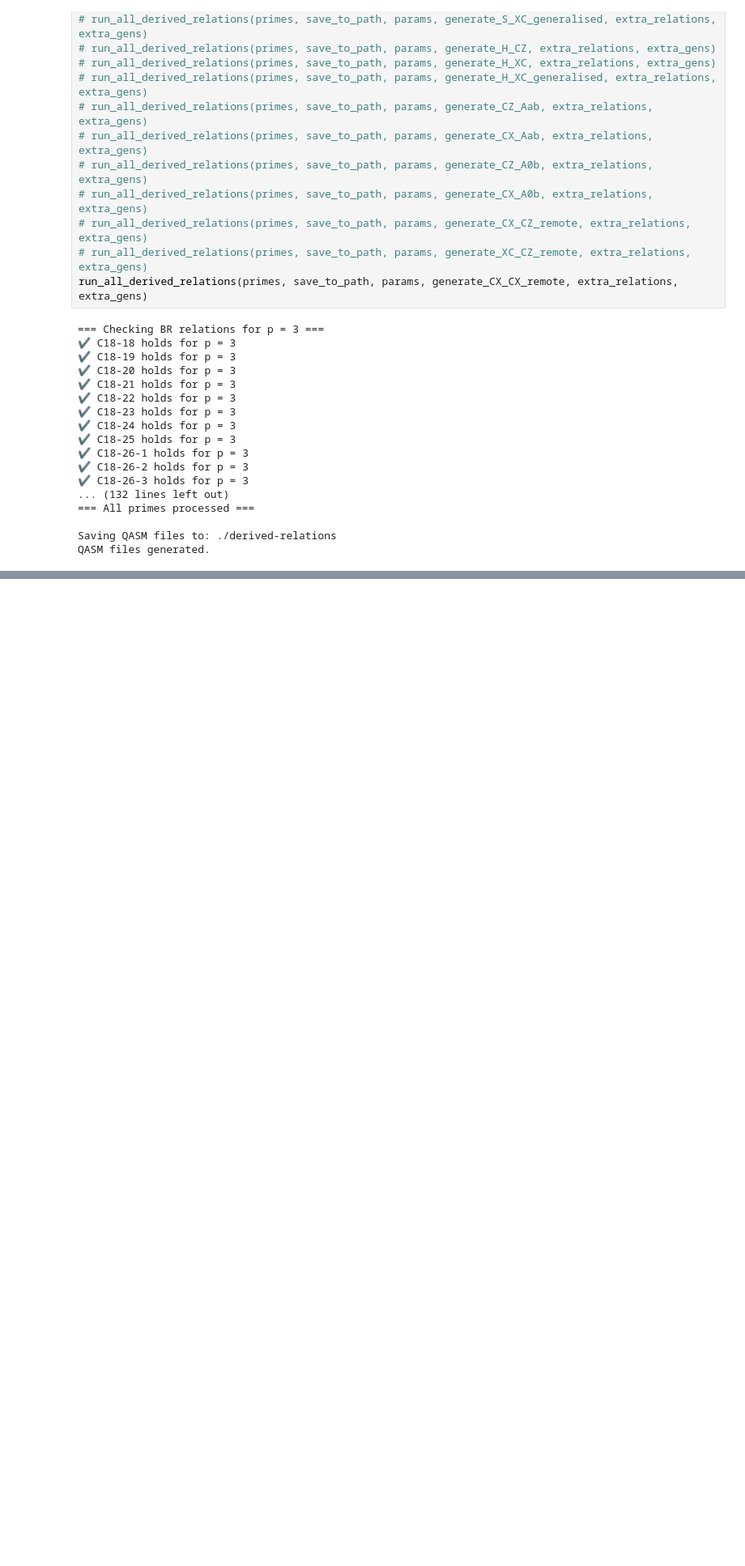
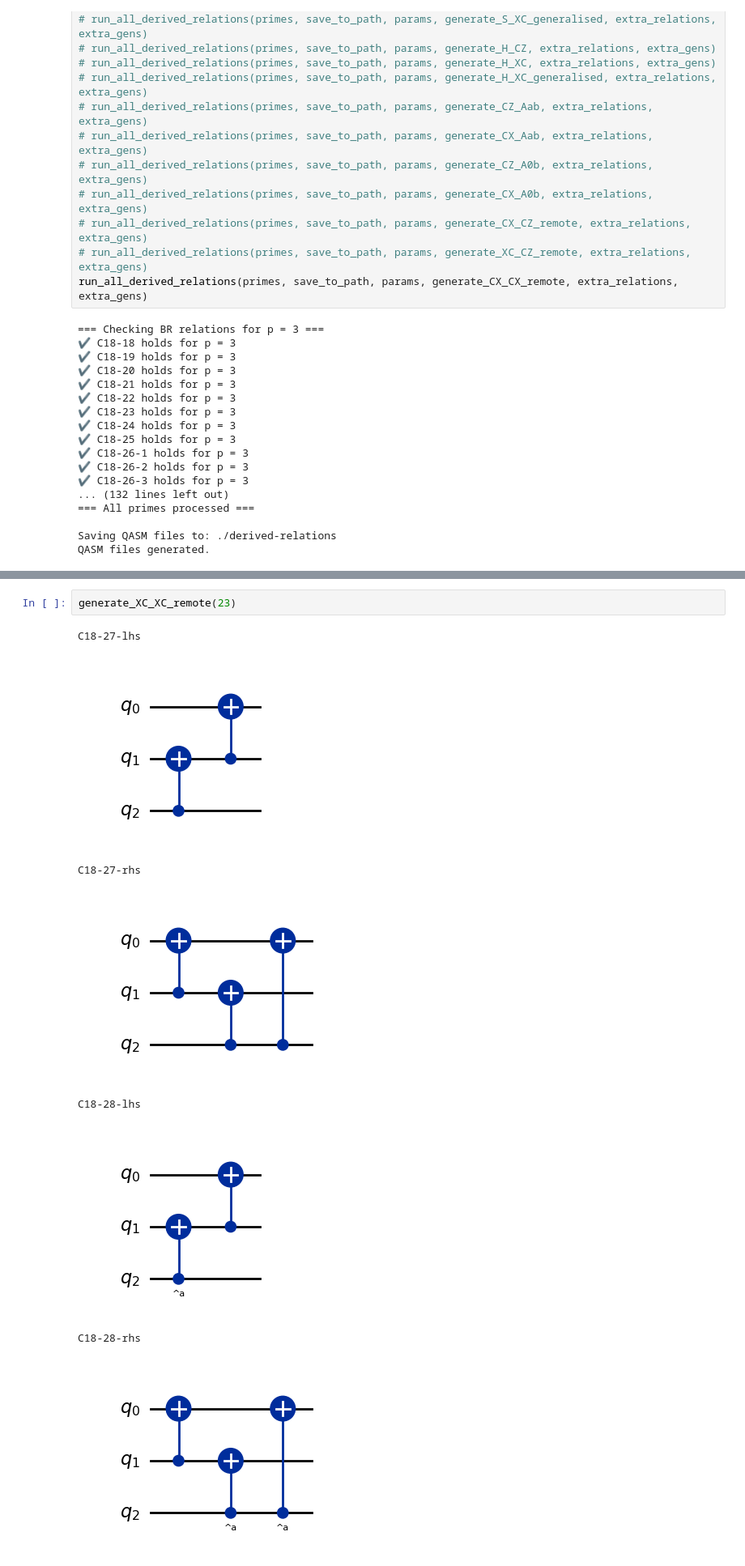
Before and after one commit to SarahMMMLi/QuditClifford, a Jupyter notebook: notebooks/DerivedRelations-Soundness.ipynb, the cells around one changed output, grey strips where cells are left out. Shown at 81% size. Saved outputs shown, nothing was run; the diff lists cells and outputs as text; blank space fills up the shorter version.

```diff
--- a/notebooks/DerivedRelations-Soundness.ipynb
+++ b/notebooks/DerivedRelations-Soundness.ipynb
@@ -4029,0 +4196,11 @@ QASM files generated.
+# %%
+generate_XC_XC_remote(23)
+# %% [output]
+C18-27-lhs
+[figure, added]
+C18-27-rhs
+[figure, added]
+C18-28-lhs
+[figure, added]
+C18-28-rhs
+[figure, added]
```
Also changed, not shown: parts of 2 cells of this notebook, 28 other files.
